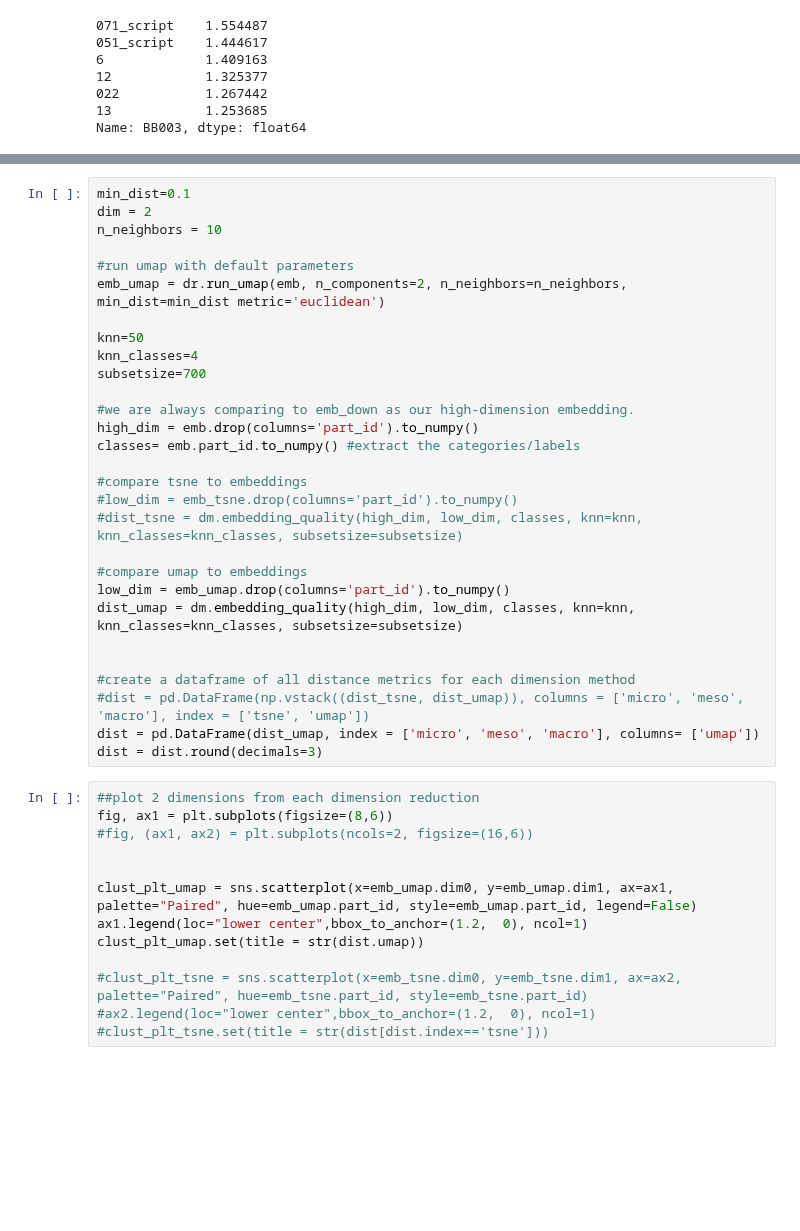
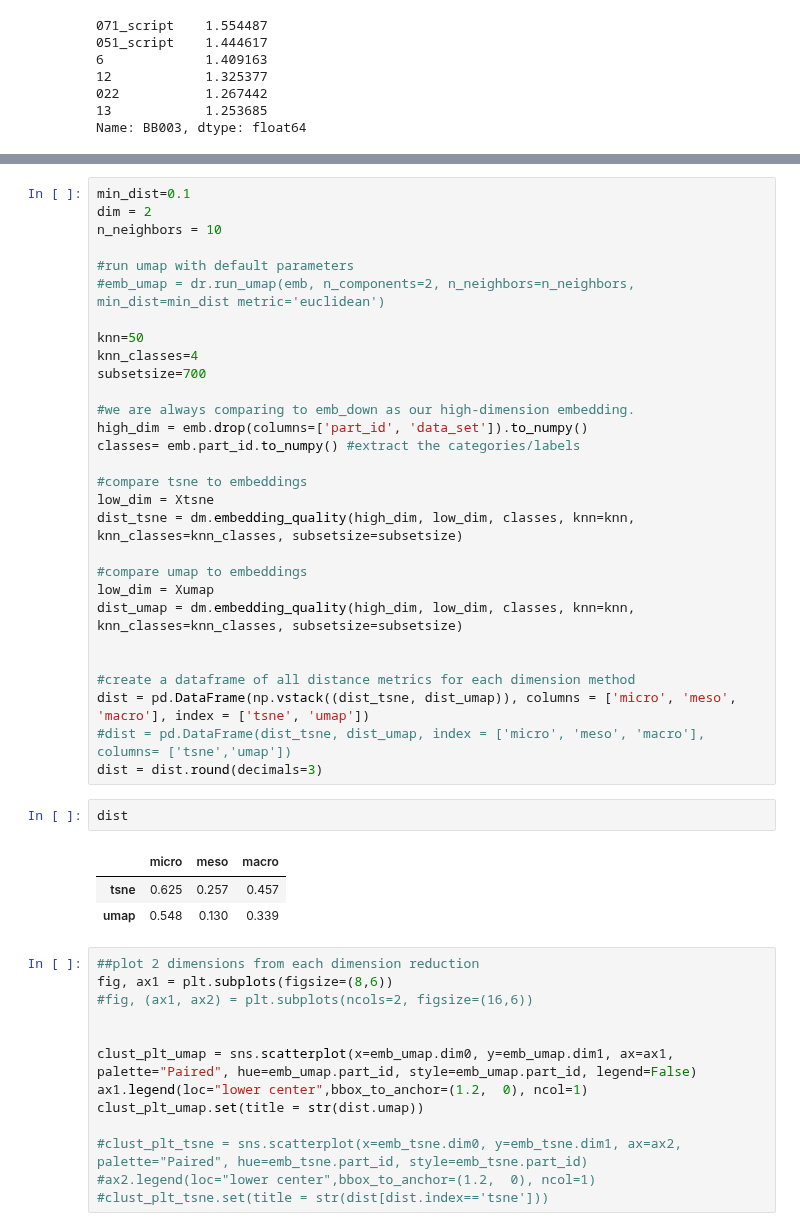
Before and after one commit to Rahul-Brito/infantvoice, a Jupyter notebook: scripts/Sohye Notebook Extra Embeddings.ipynb, the cells around one changed output, grey strips where cells are left out. Drawn from its saved outputs; the diff is of its cells as text; blank space fills up the shorter version.

```diff
--- a/scripts/Sohye Notebook Extra Embeddings.ipynb
+++ b/scripts/Sohye Notebook Extra Embeddings.ipynb
@@ -174,29 +193,35 @@ dim = 2
 n_neighbors = 10
 
 #run umap with default parameters
-emb_umap = dr.run_umap(emb, n_components=2, n_neighbors=n_neighbors, min_dist=min_dist metric='euclidean')
+#emb_umap = dr.run_umap(emb, n_components=2, n_neighbors=n_neighbors, min_dist=min_dist metric='euclidean')
 
 knn=50
 knn_classes=4
 subsetsize=700
 
 #we are always comparing to emb_down as our high-dimension embedding.
-high_dim = emb.drop(columns='part_id').to_numpy()
+high_dim = emb.drop(columns=['part_id', 'data_set']).to_numpy()
 classes= emb.part_id.to_numpy() #extract the categories/labels
 
 #compare tsne to embeddings
-#low_dim = emb_tsne.drop(columns='part_id').to_numpy()
-#dist_tsne = dm.embedding_quality(high_dim, low_dim, classes, knn=knn, knn_classes=knn_classes, subsetsize=subsetsize)
+low_dim = Xtsne
+dist_tsne = dm.embedding_quality(high_dim, low_dim, classes, knn=knn, knn_classes=knn_classes, subsetsize=subsetsize)
 
 #compare umap to embeddings
-low_dim = emb_umap.drop(columns='part_id').to_numpy()
+low_dim = Xumap
 dist_umap = dm.embedding_quality(high_dim, low_dim, classes, knn=knn, knn_classes=knn_classes, subsetsize=subsetsize)
 
 
 #create a dataframe of all distance metrics for each dimension method
-#dist = pd.DataFrame(np.vstack((dist_tsne, dist_umap)), columns = ['micro', 'meso', 'macro'], index = ['tsne', 'umap'])
-dist = pd.DataFrame(dist_umap, index = ['micro', 'meso', 'macro'], columns= ['umap'])
+dist = pd.DataFrame(np.vstack((dist_tsne, dist_umap)), columns = ['micro', 'meso', 'macro'], index = ['tsne', 'umap'])
+#dist = pd.DataFrame(dist_tsne, dist_umap, index = ['micro', 'meso', 'macro'], columns= ['tsne','umap'])
 dist = dist.round(decimals=3)
+# %%
+dist
+# %% [output]
+|  | micro | meso | macro |
+| tsne | 0.625 | 0.257 | 0.457 |
+| umap | 0.548 | 0.130 | 0.339 |
 # %%
 ##plot 2 dimensions from each dimension reduction
 fig, ax1 = plt.subplots(figsize=(8,6))
```
Also changed, not shown: parts of 17 cells of this notebook.
